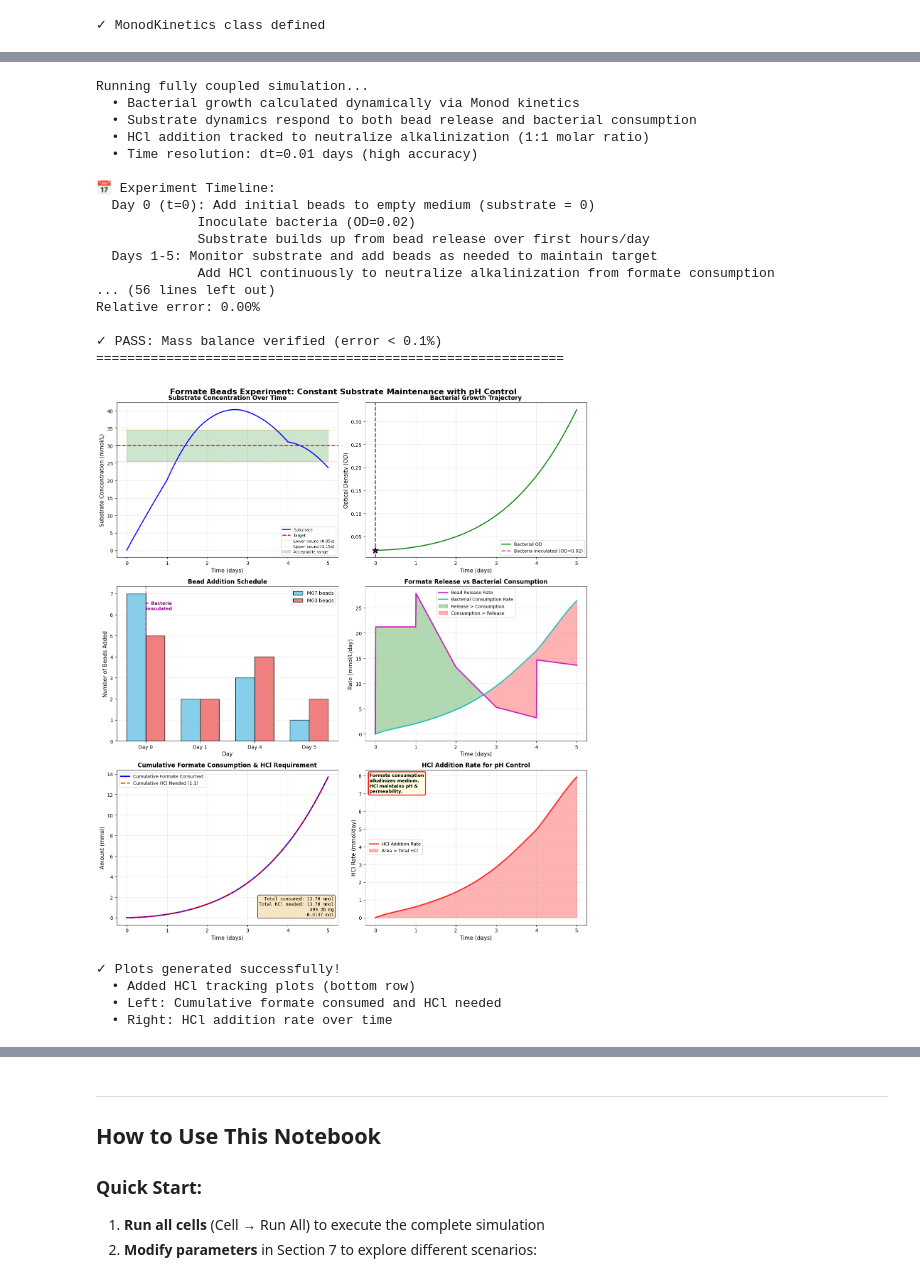
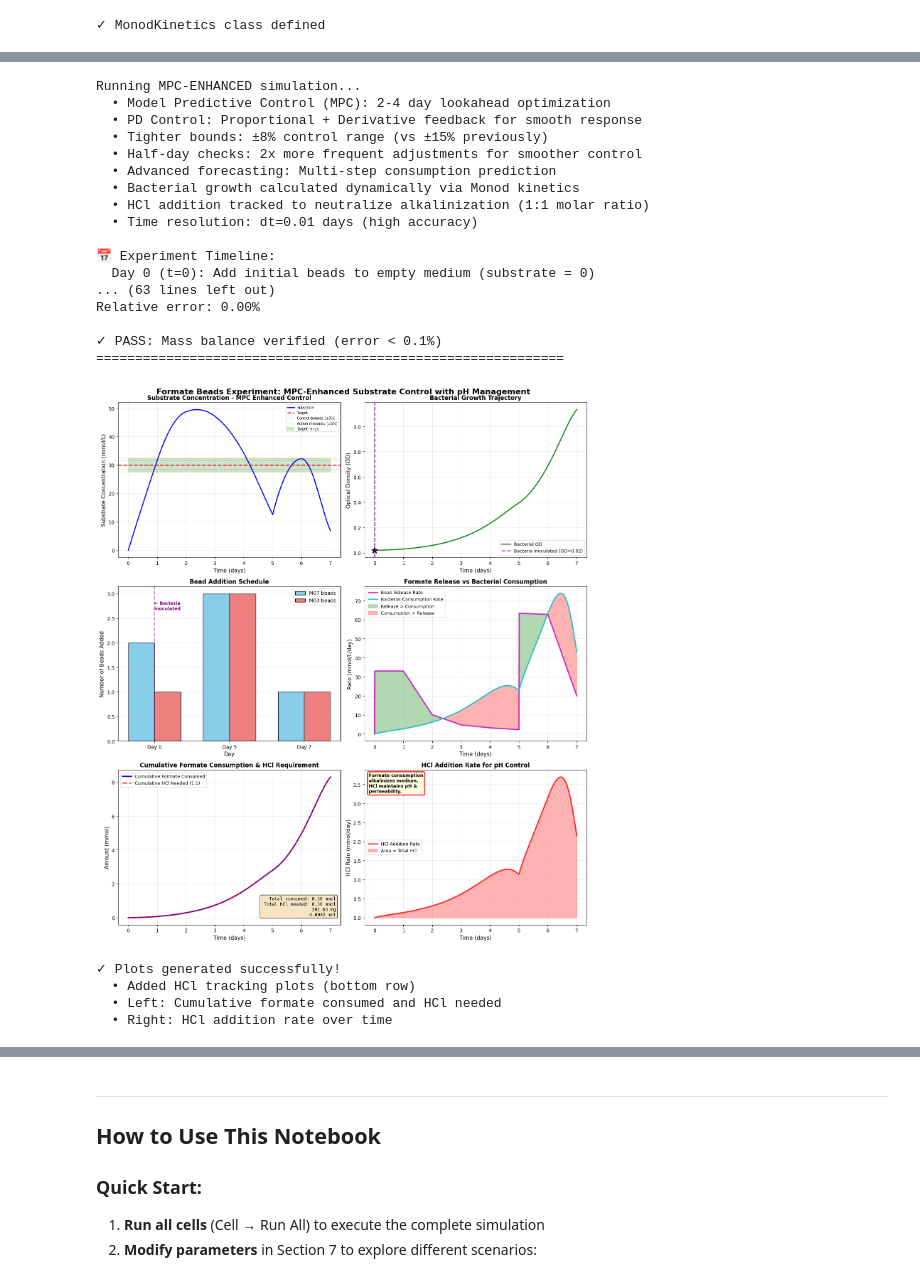
Before and after one commit to Evyatar-shaked/Formate_beads_exp_designer, a Jupyter notebook: formate_beads_notebook.ipynb, the cells around one changed output, grey strips where cells are left out. Saved outputs shown, nothing was run; the diff lists cells and outputs as text; code cells hidden in the pictures.

```diff
--- a/formate_beads_notebook.ipynb
+++ b/formate_beads_notebook.ipynb
@@ -72,7 +72,7 @@ M03_EMPIRICAL = {
 }
 
 # ---- Culture Parameters ----
-VOLUME = 0.3  # Culture volume (Liters)
+VOLUME = 0.05  # Culture volume (Liters)
 
 # ---- Monod Kinetics Parameters ----
 MONOD_PARAMS = {
@@ -88,7 +88,7 @@ TOLERANCE = 0.1              # Acceptable deviation as fraction (0.1 = ±10%)
 
 # ---- Initial Conditions ----
 INITIAL_OD = 0.02            # Initial bacterial optical density
-EXPERIMENT_DAYS = 5          # Total experiment duration (days)
+EXPERIMENT_DAYS = 7          # Total experiment duration (days)
 
 # ---- Simulation Parameters ----
 SIMULATION_DT = 0.01         # Time step for numerical integration (days)
@@ -1166,9 +1056,13 @@ calculator = ConstantSubstrateCalculator(
 )
 
 # Run the simulation with dynamic bacterial growth
-print("Running fully coupled simulation...")
+print("Running MPC-ENHANCED simulation...")
+print("  • Model Predictive Control (MPC): 2-4 day lookahead optimization")
+print("  • PD Control: Proportional + Derivative feedback for smooth response")
+print("  • Tighter bounds: ±8% control range (vs ±15% previously)")
+print("  • Half-day checks: 2x more frequent adjustments for smoother control")
+print("  • Advanced forecasting: Multi-step consumption prediction")
 print("  • Bacterial growth calculated dynamically via Monod kinetics")
-print("  • Substrate dynamics respond to both bead release and bacterial consumption")
 print("  • HCl addition tracked to neutralize alkalinization (1:1 molar ratio)")
 print("  • Time resolution: dt=0.01 days (high accuracy)")
 print()
@@ -1176,8 +1070,9 @@ print("📅 Experiment Timeline:")
 print(f"  Day 0 (t=0): Add initial beads to empty medium (substrate = 0)")
 print(f"             Inoculate bacteria (OD={INITIAL_OD})")
 print(f"             Substrate builds up from bead release over first hours/day")
-print(f"  Days 1-{EXPERIMENT_DAYS}: Monitor substrate and add beads as needed to maintain target")
-print(f"             Add HCl continuously to neutralize alkalinization from formate consumption")
+print(f"  Days 0.5-{EXPERIMENT_DAYS}: MPC monitors substrate every 0.5 days")
+print(f"             Adds beads proactively to maintain target ±5-8%")
+print(f"             Adds HCl continuously to neutralize alkalinization")
 print()
 results = calculator.calculate_bead_schedule(
     initial_od=INITIAL_OD,
@@ -1319,19 +1214,19 @@ else:
 
 print("=" * 60)
 # %% [output]
-Running fully coupled simulation...
+Running MPC-ENHANCED simulation...
+  • Model Predictive Control (MPC): 2-4 day lookahead optimization
+  • PD Control: Proportional + Derivative feedback for smooth response
+  • Tighter bounds: ±8% control range (vs ±15% previously)
+  • Half-day checks: 2x more frequent adjustments for smoother control
+  • Advanced forecasting: Multi-step consumption prediction
   • Bacterial growth calculated dynamically via Monod kinetics
-  • Substrate dynamics respond to both bead release and bacterial consumption
   • HCl addition tracked to neutralize alkalinization (1:1 molar ratio)
   • Time resolution: dt=0.01 days (high accuracy)
 
 📅 Experiment Timeline:
   Day 0 (t=0): Add initial beads to empty medium (substrate = 0)
-             Inoculate bacteria (OD=0.02)
-             Substrate builds up from bead release over first hours/day
-  Days 1-5: Monitor substrate and add beads as needed to maintain target
-             Add HCl continuously to neutralize alkalinization from formate consumption
-... (56 lines left out)
+... (63 lines left out)
 Relative error: 0.00%
 
 ✓ PASS: Mass balance verified (error < 0.1%)
@@ -1339,26 +1234,30 @@ Relative error: 0.00%
 # %%
 # Create figure with 6 subplots (3x2 grid)
 fig, axes = plt.subplots(3, 2, figsize=(14, 16))
-fig.suptitle('Formate Beads Experiment: Constant Substrate Maintenance with pH Control',
+fig.suptitle('Formate Beads Experiment: MPC-Enhanced Substrate Control with pH Management',
              fontsize=16, fontweight='bold')
 
 # Plot 1: Substrate Concentration
 ax1 = axes[0, 0]
 ax1.plot(results['times'], results['substrate'], 'b-', linewidth=2, label='Substrate')
 ax1.axhline(y=TARGET_CONCENTRATION, color='r', linestyle='--', linewidth=2, label='Target')
-# Show actual algorithm bounds (0.85x - 1.15x for symmetric oscillations)
-lower_bound = TARGET_CONCENTRATION * 0.85
-upper_bound = TARGET_CONCENTRATION * 1.15
-ax1.axhline(y=lower_bound, color='orange', linestyle=':', linewidth=1, label='Lower bound (0.85x)')
-ax1.axhline(y=upper_bound, color='orange', linestyle=':', linewidth=1, label='Upper bound (1.15x)')
+# Show MPC control bounds (0.92x - 1.08x for tighter control)
+lower_bound = TARGET_CONCENTRATION * 0.92
+upper_bound = TARGET_CONCENTRATION * 1.08
+action_lower = TARGET_CONCENTRATION * 0.95
+action_upper = TARGET_CONCENTRATION * 1.05
+ax1.axhline(y=lower_bound, color='orange', linestyle=':', linewidth=1, label='Control bounds (±8%)')
+ax1.axhline(y=upper_bound, color='orange', linestyle=':', linewidth=1)
+ax1.axhline(y=action_lower, color='purple', linestyle=':', linewidth=0.8, alpha=0.6, label='Action threshold (±5%)')
+ax1.axhline(y=action_upper, color='purple', linestyle=':', linewidth=0.8, alpha=0.6)
 ax1.fill_between(results['times'],
                   lower_bound,
                   upper_bound,
-                  alpha=0.2, color='green', label='Acceptable range')
+                  alpha=0.2, color='green', label='Target range')
 ax1.set_xlabel('Time (days)', fontsize=11)
 ax1.set_ylabel('Substrate Concentration (mmol/L)', fontsize=11)
-ax1.set_title('Substrate Concentration Over Time', fontsize=12, fontweight='bold')
-ax1.legend(loc='best', fontsize=8)
+ax1.set_title('Substrate Concentration - MPC Enhanced Control', fontsize=12, fontweight='bold')
+ax1.legend(loc='best', fontsize=7)
 ax1.grid(True, alpha=0.3)
 
 # Plot 2: Bacterial Growth (OD) with inoculation marker
@@ -1454,34 +1353,34 @@ ax5.text(0.98, 0.05, textstr, transform=ax5.transAxes, fontsize=9,
          bbox=props, family='monospace')
 
 # Plot 6: HCl Addition Rate (daily requirement)
 ax6 = axes[2, 1]
 ax6.plot(results['times'], results['hcl_needed_daily'], 'r-', linewidth=2.5,
          label='HCl Addition Rate', alpha=0.8)
 ax6.fill_between(results['times'], 0, results['hcl_needed_daily'],
                  alpha=0.3, color='red', label='Area = Total HCl')
 ax6.set_xlabel('Time (days)', fontsize=11)
 ax6.set_ylabel('HCl Rate (mmol/day)', fontsize=11)
 ax6.set_title('HCl Addition Rate for pH Control', fontsize=12, fontweight='bold')
 ax6.legend(loc='best', fontsize=9)
 ax6.grid(True, alpha=0.3)
 
 # Add annotation about pH control
 note_text = 'Formate consumption\nalkalinizes medium.\n'
 note_text += 'HCl maintains pH &\npermeability.'
 props2 = dict(boxstyle='round', facecolor='lightyellow', alpha=0.9, edgecolor='red', linewidth=2)
 ax6.text(0.02, 0.98, note_text, transform=ax6.transAxes, fontsize=9,
          verticalalignment='top', horizontalalignment='left',
          bbox=props2, fontweight='bold')
 
 plt.tight_layout()
 plt.show()
 
 print("\n✓ Plots generated successfully!")
 print("  • Added HCl tracking plots (bottom row)")
 print("  • Left: Cumulative formate consumed and HCl needed")
 print("  • Right: HCl addition rate over time")
 # %% [output]
-[figure, old version]
+[figure, new version]
 ✓ Plots generated successfully!
   • Added HCl tracking plots (bottom row)
   • Left: Cumulative formate consumed and HCl needed
```
Also changed, not shown: parts of 14 cells of this notebook, 3 other files.
